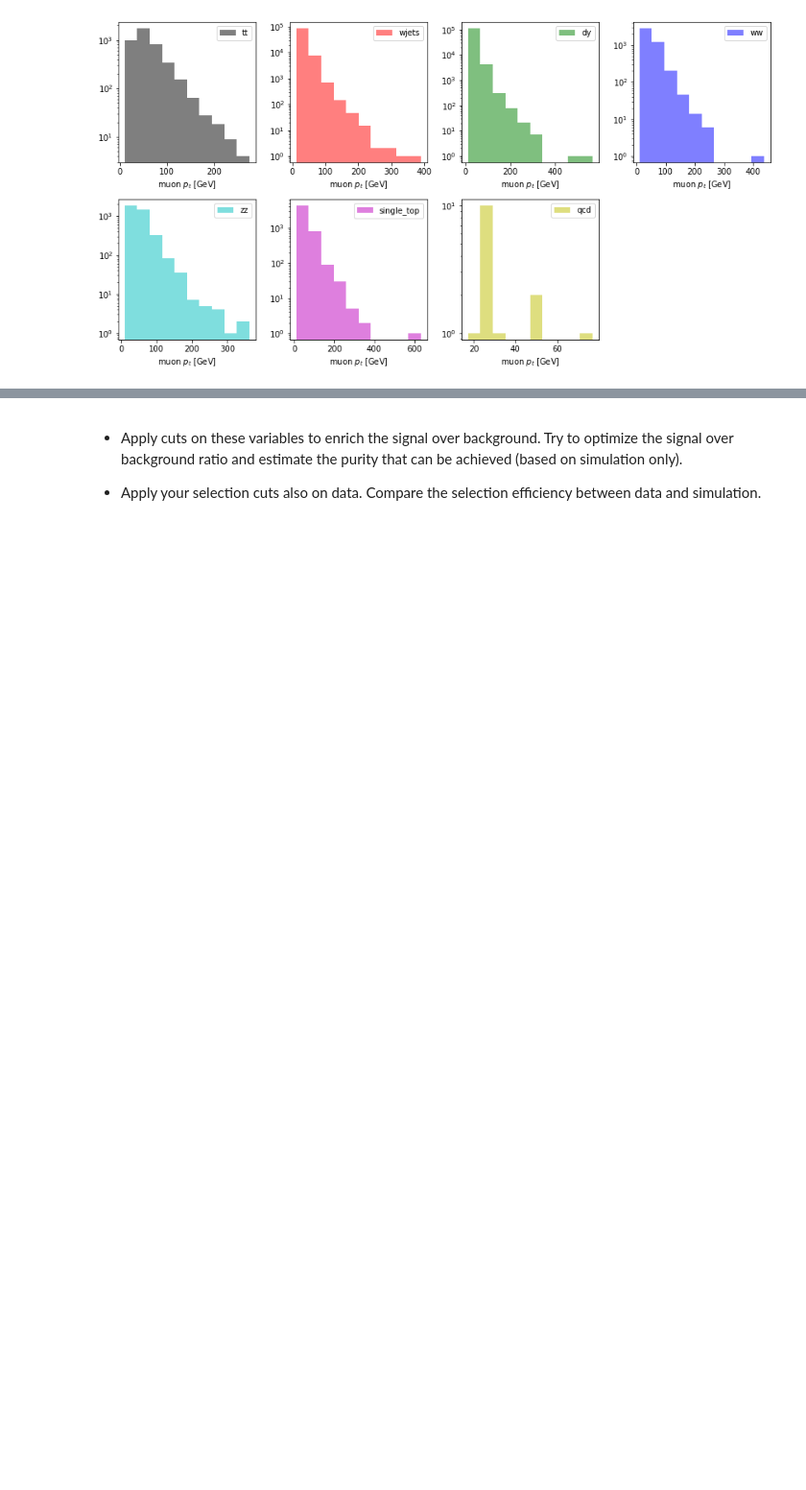
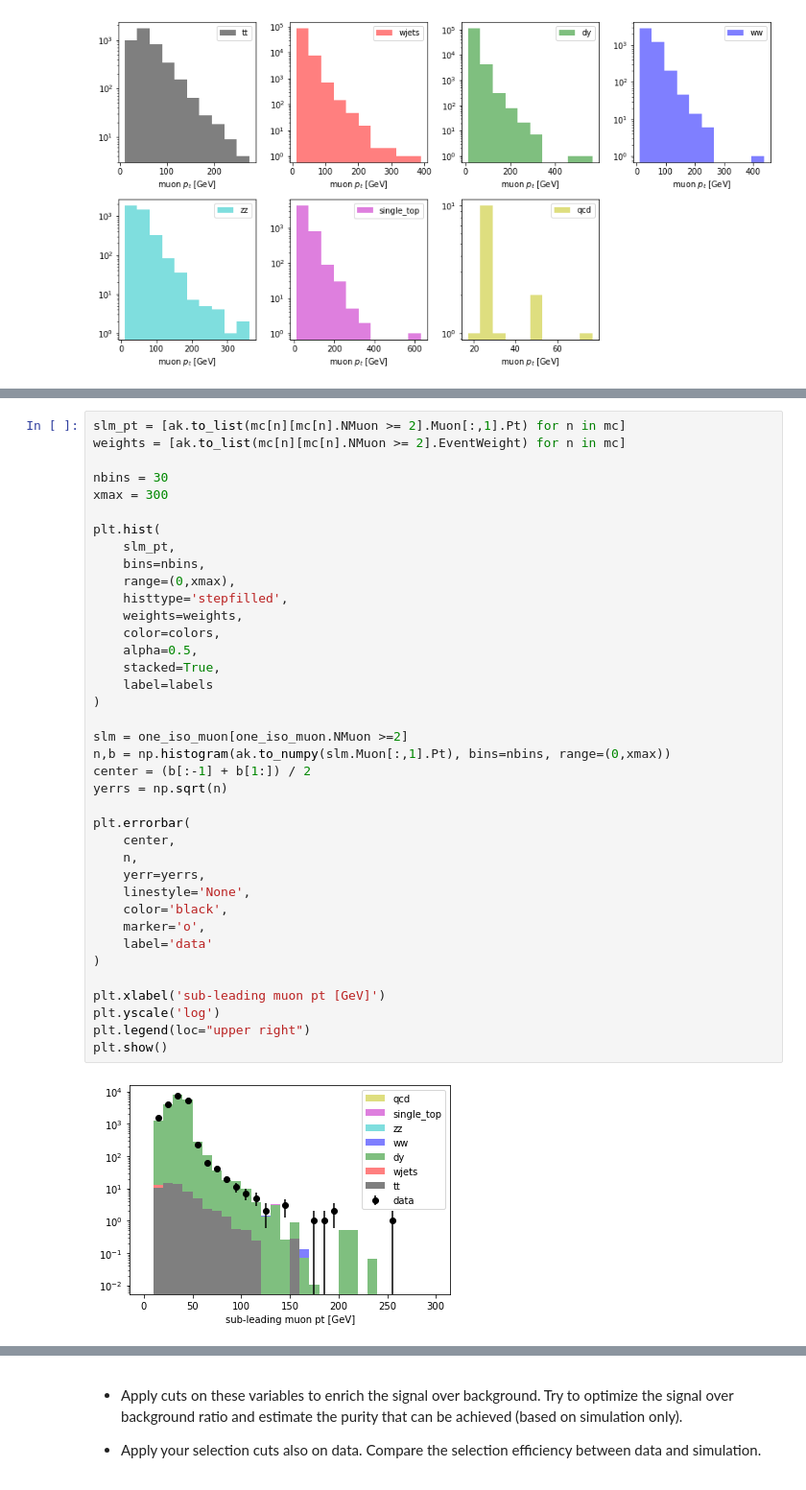
Before and after one commit to QuarkNet-HEP/ttbar-heptutorial, a Jupyter notebook: ttbar-heptutorial.ipynb, the cells around one changed output, grey strips where cells are left out. Shown at 96% size. Saved outputs shown, nothing was run; the diff lists cells and outputs as text; blank space fills up the shorter version.

```diff
--- a/ttbar-heptutorial.ipynb
+++ b/ttbar-heptutorial.ipynb
@@ -881,0 +923,40 @@ plt.tight_layout()
+# %%
+slm_pt = [ak.to_list(mc[n][mc[n].NMuon >= 2].Muon[:,1].Pt) for n in mc]
+weights = [ak.to_list(mc[n][mc[n].NMuon >= 2].EventWeight) for n in mc]
+
+nbins = 30
+xmax = 300
+
+plt.hist(
+    slm_pt,
+    bins=nbins,
+    range=(0,xmax),
+    histtype='stepfilled',
+    weights=weights,
+    color=colors,
+    alpha=0.5,
+    stacked=True,
+    label=labels
+)
+
+slm = one_iso_muon[one_iso_muon.NMuon >=2]
+n,b = np.histogram(ak.to_numpy(slm.Muon[:,1].Pt), bins=nbins, range=(0,xmax))
+center = (b[:-1] + b[1:]) / 2
+yerrs = np.sqrt(n)
+
+plt.errorbar(
+    center,
+    n,
+    yerr=yerrs,
+    linestyle='None',
+    color='black',
+    marker='o',
+    label='data'
+)
+
+plt.xlabel('sub-leading muon pt [GeV]')
+plt.yscale('log')
+plt.legend(loc="upper right")
+plt.show()
+# %% [output]
+[figure, added]
```
Also changed, not shown: parts of 3 cells of this notebook.
